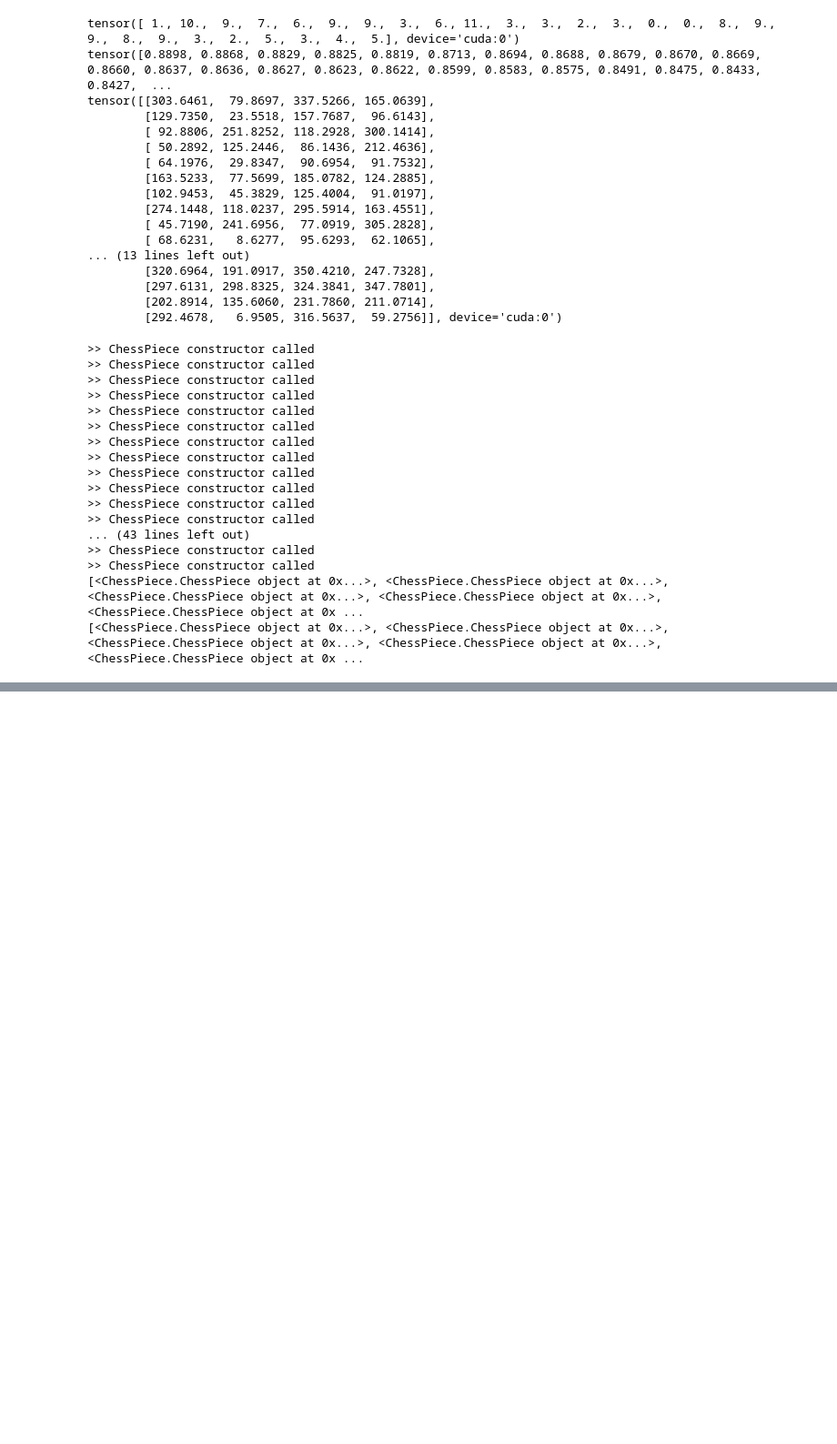
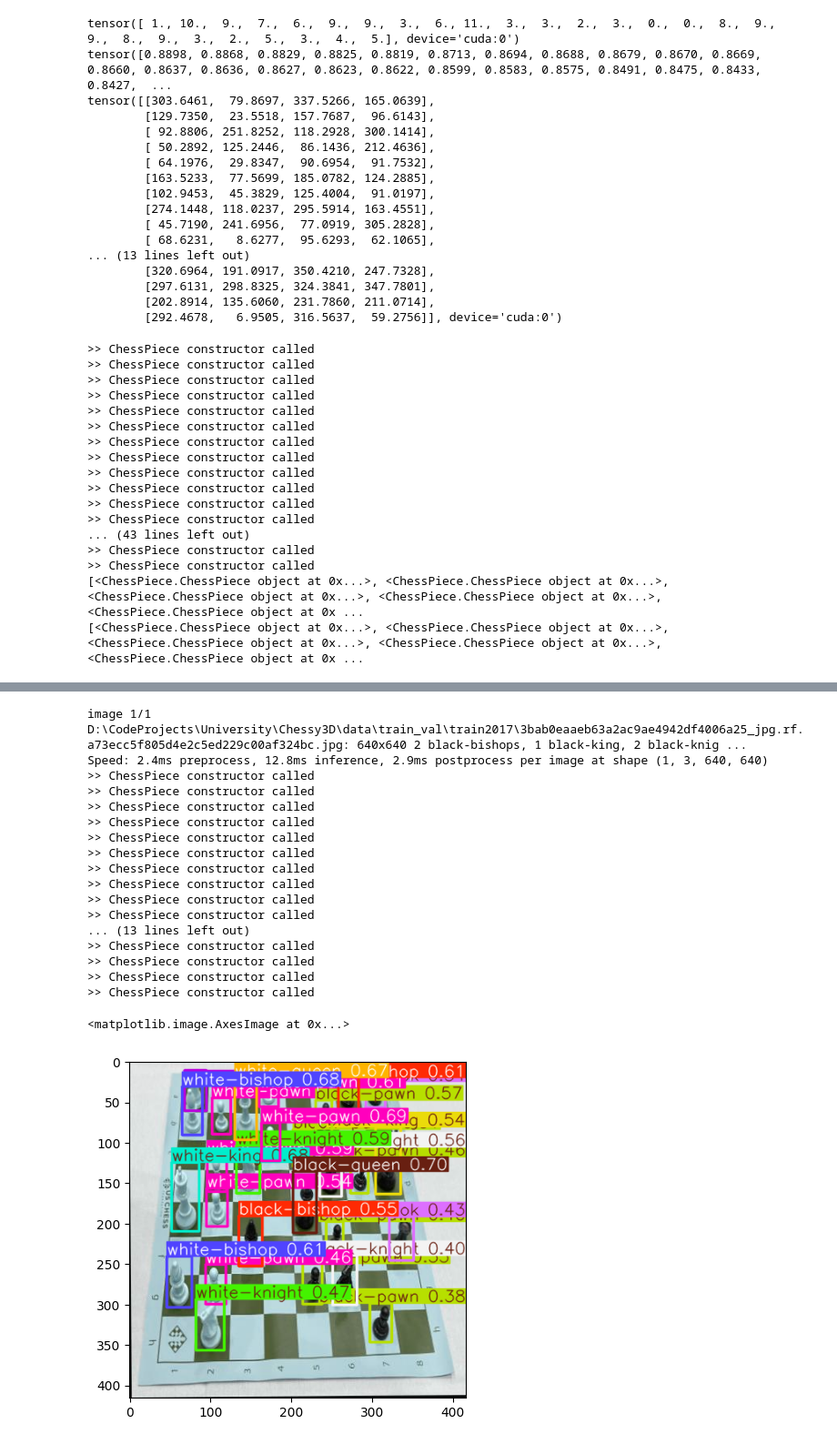
Before and after one commit to Villani-Luca/Chessy3D, a Jupyter notebook: src/object_detection_yolo/object_detection.ipynb, the cells around one changed output, grey strips where cells are left out. Shown at 91% size. Drawn from its saved outputs; the diff is of its cells as text; code cells hidden in the pictures; blank space fills up the shorter version.

```diff
--- a/src/object_detection_yolo/object_detection.ipynb
+++ b/src/object_detection_yolo/object_detection.ipynb
@@ -112,0 +169,53 @@ print(cps)
+# %%
+# import object_detection as od
+model = YOLO("chess-model-yolov8m.pt")
+
+#model = YOLO("D:\\CodeProjects\\University\\Chessy3D\\src\\object_detection_yolo\\runs\\detect\\train3\\weights\\best.pt")
+results = model(image_path)
+cps = []
+
+for box in results[0].boxes:
+    xyxy = box.xyxy[0]
+    xyxy_n = box.xyxyn[0]
+    color_name = results[0].names[int(box.cls[0])].split("-")
+    cp = ChessPiece.ChessPiece(
+        x_min=xyxy[0],
+        y_min=xyxy[1],
+        x_max=xyxy[2],
+        y_max=xyxy[3],
+        class_number=box.cls[0],
+        xn_min=xyxy_n[0],
+        yn_min=xyxy_n[1],
+        xn_max=xyxy_n[2],
+        yn_max=xyxy_n[3],
+        class_name=color_name[1],
+        class_confidence=box.conf[0],
+        class_color=color_name[0],
+        xyxy_box_position=box.xyxy[0],
+        xyxy_n_box_position=box.xyxyn[0]
+    )
+    cps.append(cp)
+
+im_array = results[0].plot()  # plot a BGR numpy array of predictions
+
+plt.imshow(im_array)
+# %% [output]
+image 1/1 D:\CodeProjects\University\Chessy3D\data\train_val\train2017\3bab0eaaeb63a2ac9ae4942df4006a25_jpg.rf.a73ecc5f805d4e2c5ed229c00af324bc.jpg: 640x640 2 black-bishops, 1 black-king, 2 black-knig ...
+Speed: 2.4ms preprocess, 12.8ms inference, 2.9ms postprocess per image at shape (1, 3, 640, 640)
+>> ChessPiece constructor called
+>> ChessPiece constructor called
+>> ChessPiece constructor called
+>> ChessPiece constructor called
+>> ChessPiece constructor called
+>> ChessPiece constructor called
+>> ChessPiece constructor called
+>> ChessPiece constructor called
+>> ChessPiece constructor called
+>> ChessPiece constructor called
+... (13 lines left out)
+>> ChessPiece constructor called
+>> ChessPiece constructor called
+>> ChessPiece constructor called
+>> ChessPiece constructor called
+<matplotlib.image.AxesImage at 0x...>
+[figure, added]
```
Also changed, not shown: parts of 2 cells of this notebook, 56 other files.
